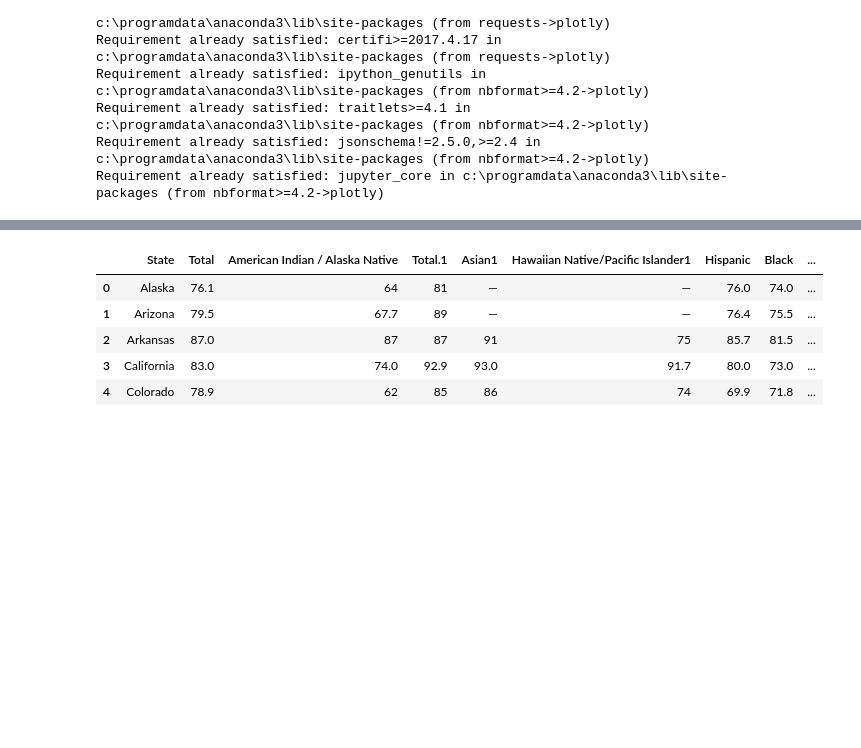
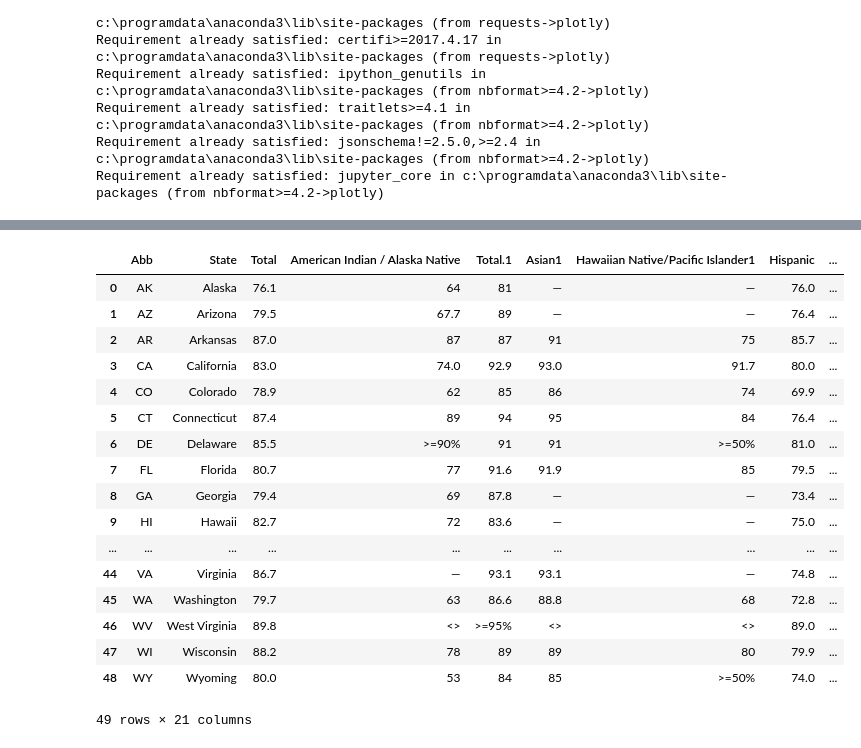
Before and after one commit to jelizalo/project-one, a Jupyter notebook: project_one_data.ipynb, the cells around one changed output, grey strips where cells are left out. Drawn from its saved outputs; the diff is of its cells as text; code cells hidden in the pictures; blank space fills up the shorter version.

```diff
--- a/project_one_data.ipynb
+++ b/project_one_data.ipynb
@@ -74,14 +77,26 @@ data2.head()
 # %%
 #merged both dataframes
 df = pd.merge(data1, data2, on = 'State')
-df.head()
+df
 # %% [output]
-|  | State | Total | American Indian / Alaska Native | Total.1 | Asian1 | Hawaiian Native/Pacific Islander1 | Hispanic | Black | ... |
-| 0 | Alaska | 76.1 | 64 | 81 | — | — | 76.0 | 74.0 | ... |
-| 1 | Arizona | 79.5 | 67.7 | 89 | — | — | 76.4 | 75.5 | ... |
-| 2 | Arkansas | 87.0 | 87 | 87 | 91 | 75 | 85.7 | 81.5 | ... |
-| 3 | California | 83.0 | 74.0 | 92.9 | 93.0 | 91.7 | 80.0 | 73.0 | ... |
-| 4 | Colorado | 78.9 | 62 | 85 | 86 | 74 | 69.9 | 71.8 | ... |
+|  | Abb | State | Total | American Indian / Alaska Native | Total.1 | Asian1 | Hawaiian Native/Pacific Islander1 | Hispanic | ... |
+| 0 | AK | Alaska | 76.1 | 64 | 81 | — | — | 76.0 | ... |
+| 1 | AZ | Arizona | 79.5 | 67.7 | 89 | — | — | 76.4 | ... |
+| 2 | AR | Arkansas | 87.0 | 87 | 87 | 91 | 75 | 85.7 | ... |
+| 3 | CA | California | 83.0 | 74.0 | 92.9 | 93.0 | 91.7 | 80.0 | ... |
+| 4 | CO | Colorado | 78.9 | 62 | 85 | 86 | 74 | 69.9 | ... |
+| 5 | CT | Connecticut | 87.4 | 89 | 94 | 95 | 84 | 76.4 | ... |
+| 6 | DE | Delaware | 85.5 | >=90% | 91 | 91 | >=50% | 81.0 | ... |
+| 7 | FL | Florida | 80.7 | 77 | 91.6 | 91.9 | 85 | 79.5 | ... |
+| 8 | GA | Georgia | 79.4 | 69 | 87.8 | — | — | 73.4 | ... |
+| 9 | HI | Hawaii | 82.7 | 72 | 83.6 | — | — | 75.0 | ... |
+| ... | ... | ... | ... | ... | ... | ... | ... | ... | ... |
+| 44 | VA | Virginia | 86.7 | — | 93.1 | 93.1 | — | 74.8 | ... |
+| 45 | WA | Washington | 79.7 | 63 | 86.6 | 88.8 | 68 | 72.8 | ... |
+| 46 | WV | West Virginia | 89.8 | <> | >=95% | <> | <> | 89.0 | ... |
+| 47 | WI | Wisconsin | 88.2 | 78 | 89 | 89 | 80 | 79.9 | ... |
+| 48 | WY | Wyoming | 80.0 | 53 | 84 | 85 | >=50% | 74.0 | ... |
+49 rows × 21 columns
 # %%
 #renamed_df = organized_df.rename(columns={"'Economically disadvantaged",})
 # %%
```
Also changed, not shown: parts of 8 cells of this notebook.
